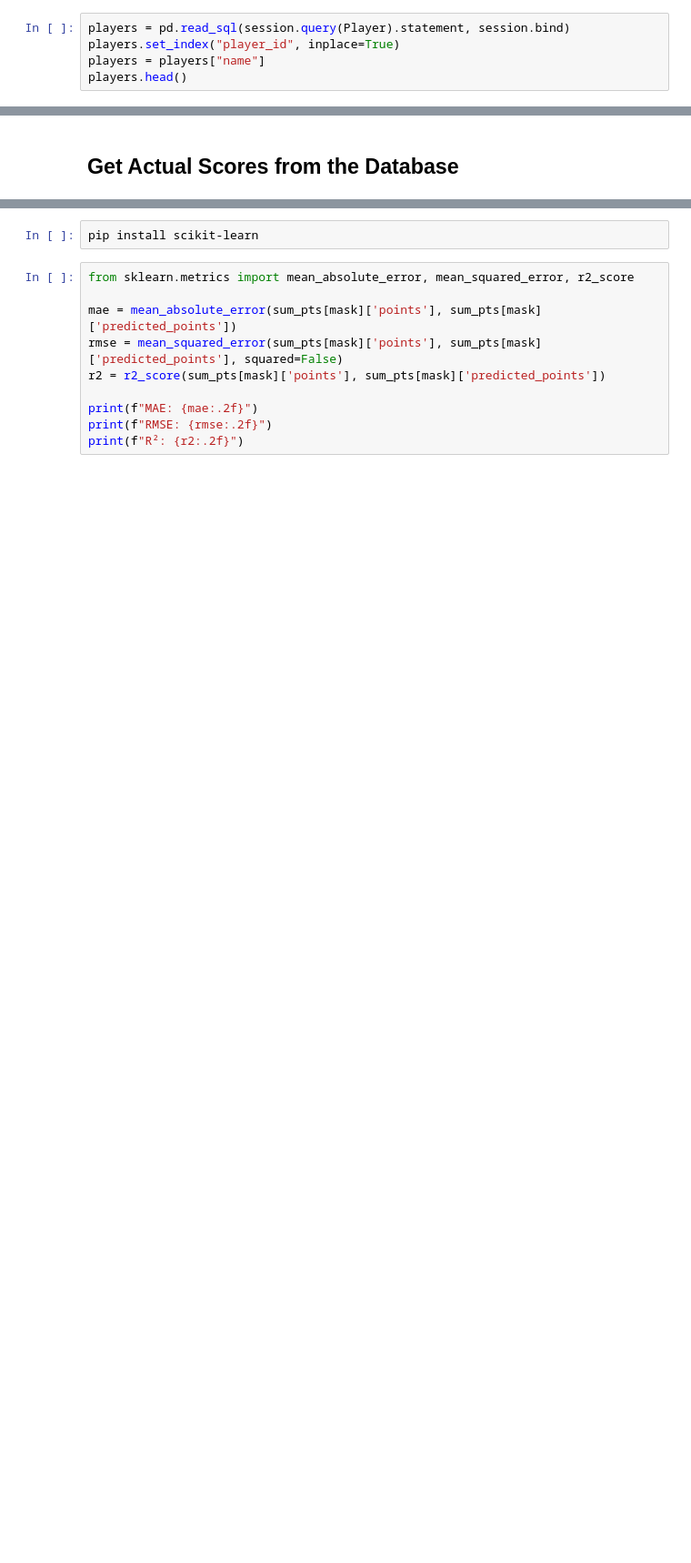
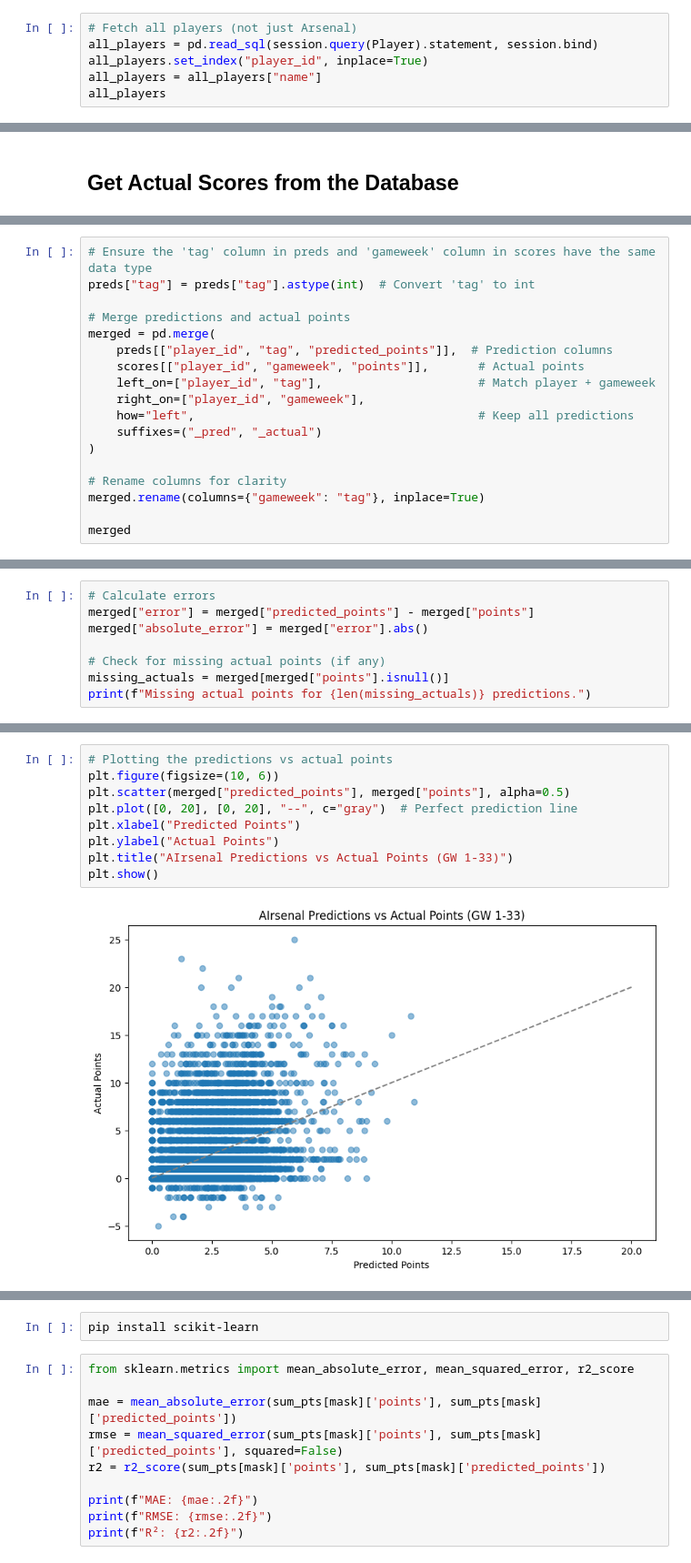
Before and after one commit to negmeme2001/AIrsenal, a Jupyter notebook: notebooks/player_scores_vs_predictions.ipynb, the cells around one changed output, grey strips where cells are left out. Shown at 91% size. Cells and saved outputs as stored; diff of their text form; blank space fills up the shorter version.

```diff
--- a/notebooks/player_scores_vs_predictions.ipynb
+++ b/notebooks/player_scores_vs_predictions.ipynb
@@ -35,9 +49,10 @@ rerun_predictions(
 # %% [markdown]
 ## Get Players from Database
 # %%
-players = pd.read_sql(session.query(Player).statement, session.bind)
-players.set_index("player_id", inplace=True)
-players = players["name"]
-players.head()
+# Fetch all players (not just Arsenal)
+all_players = pd.read_sql(session.query(Player).statement, session.bind)
+all_players.set_index("player_id", inplace=True)
+all_players = all_players["name"]
+all_players
 # %% [output]
 player_id
@@ -297,0 +169,18 @@ sum_pts[mask].sort_values(by="points",  ascending=False).head(30)
+# %%
+# Ensure the 'tag' column in preds and 'gameweek' column in scores have the same data type
+preds["tag"] = preds["tag"].astype(int)  # Convert 'tag' to int
+
+# Merge predictions and actual points
+merged = pd.merge(
+    preds[["player_id", "tag", "predicted_points"]],  # Prediction columns
+    scores[["player_id", "gameweek", "points"]],       # Actual points
+    left_on=["player_id", "tag"],                      # Match player + gameweek
+    right_on=["player_id", "gameweek"],
+    how="left",                                        # Keep all predictions
+    suffixes=("_pred", "_actual")
+)
+
+# Rename columns for clarity
+merged.rename(columns={"gameweek": "tag"}, inplace=True)
+
+merged
@@ -297,0 +201,8 @@ sum_pts[mask].sort_values(by="points",  ascending=False).head(30)
+# %%
+# Calculate errors
+merged["error"] = merged["predicted_points"] - merged["points"]
+merged["absolute_error"] = merged["error"].abs()
+
+# Check for missing actual points (if any)
+missing_actuals = merged[merged["points"].isnull()]
+print(f"Missing actual points for {len(missing_actuals)} predictions.")
@@ -297,0 +221,11 @@ sum_pts[mask].sort_values(by="points",  ascending=False).head(30)
+# %%
+# Plotting the predictions vs actual points
+plt.figure(figsize=(10, 6))
+plt.scatter(merged["predicted_points"], merged["points"], alpha=0.5)
+plt.plot([0, 20], [0, 20], "--", c="gray")  # Perfect prediction line
+plt.xlabel("Predicted Points")
+plt.ylabel("Actual Points")
+plt.title("AIrsenal Predictions vs Actual Points (GW 1-33)")
+plt.show()
+# %% [output]
+[figure, added]
```
Also changed, not shown: parts of 50 cells of this notebook, 1 other file.
